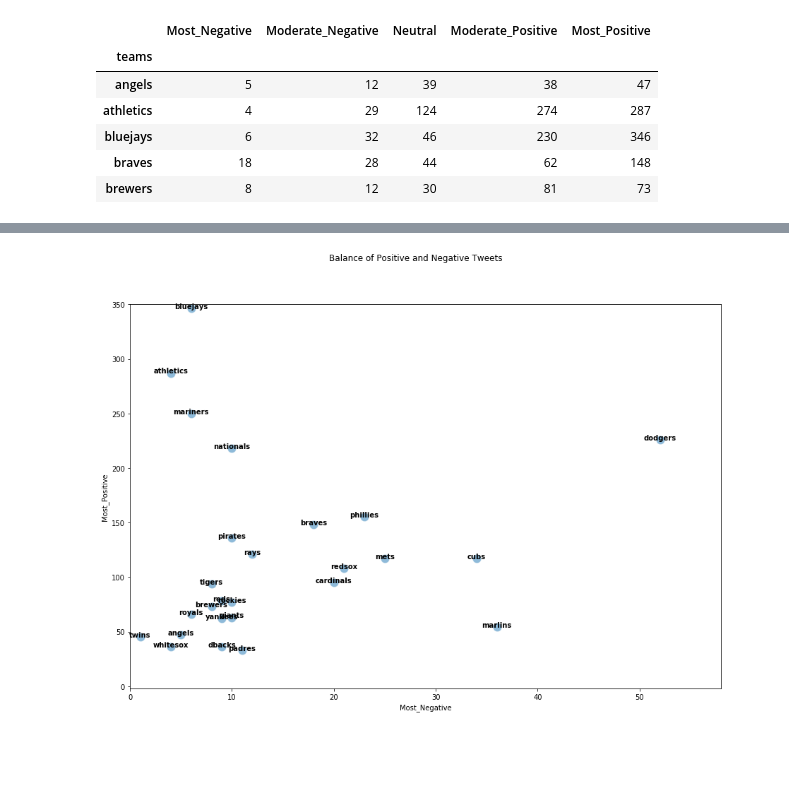
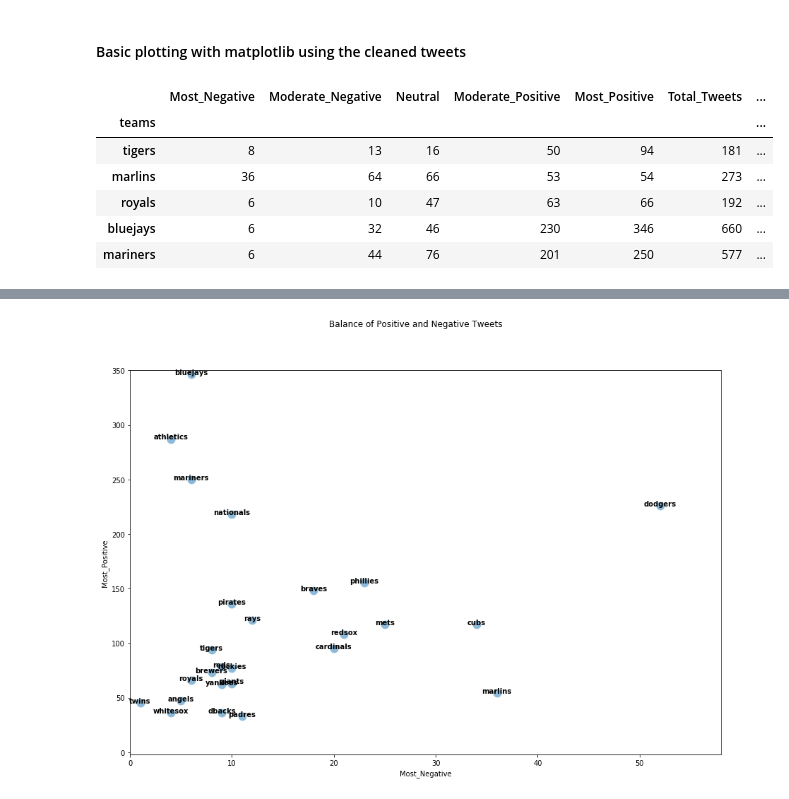
Before and after one commit to dcpatti/ThePrideProject, a Jupyter notebook: Basic Charts from Analyzed Tweets.ipynb, the cells around one changed output, grey strips where cells are left out. Drawn from its saved outputs; the diff is of its cells as text; code cells hidden in the pictures; blank space fills up the shorter version.

```diff
--- a/Basic Charts from Analyzed Tweets.ipynb
+++ b/Basic Charts from Analyzed Tweets.ipynb
@@ -1,3 +1,5 @@
+# %% [markdown]
+####  Basic plotting with matplotlib using the cleaned tweets
 # %%
 #start with all of the imports
 import pandas as pd
@@ -12,13 +14,13 @@ import seaborn as sns
 import matplotlib.pyplot as plt
 # %%
 #get the data from the spreadsheet and set the index on the Team column
-df=pd.read_csv("reshaped_grouped.csv",index_col=0)
+df=pd.read_csv("reshaped_grouped_2.csv",index_col=0)
 df.head()
 # %% [output]
-|  | Most_Negative | Moderate_Negative | Neutral | Moderate_Positive | Most_Positive |
-| teams |  |  |  |  |  |
-| angels | 5 | 12 | 39 | 38 | 47 |
-| athletics | 4 | 29 | 124 | 274 | 287 |
-| bluejays | 6 | 32 | 46 | 230 | 346 |
-| braves | 18 | 28 | 44 | 62 | 148 |
-| brewers | 8 | 12 | 30 | 81 | 73 |
+|  | Most_Negative | Moderate_Negative | Neutral | Moderate_Positive | Most_Positive | Total_Tweets | ... |
+| teams |  |  |  |  |  |  | ... |
+| tigers | 8 | 13 | 16 | 50 | 94 | 181 | ... |
+| marlins | 36 | 64 | 66 | 53 | 54 | 273 | ... |
+| royals | 6 | 10 | 47 | 63 | 66 | 192 | ... |
+| bluejays | 6 | 32 | 46 | 230 | 346 | 660 | ... |
+| mariners | 6 | 44 | 76 | 201 | 250 | 577 | ... |
```
Also changed, not shown: parts of 8 cells of this notebook.
